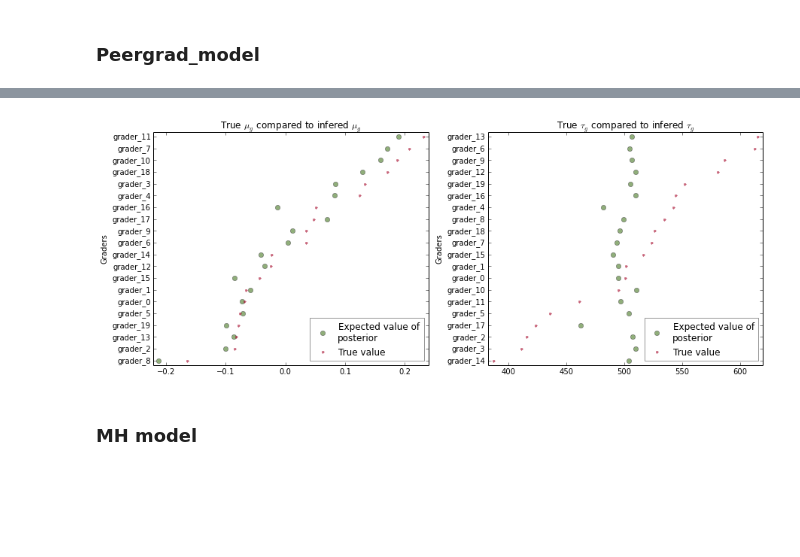
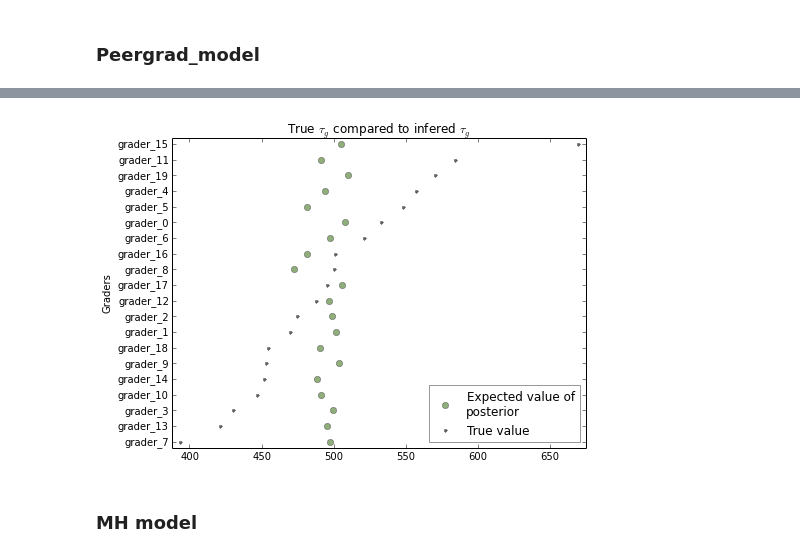
Before and after one commit to TomMalow/pymcmodels, a Jupyter notebook: Model iterations/Model Optimizing.ipynb, the cells around one changed output, grey strips where cells are left out. Cells and saved outputs as stored; diff of their text form; code cells hidden in the pictures; blank space fills up the shorter version.

```diff
--- a/Model iterations/Model Optimizing.ipynb
+++ b/Model iterations/Model Optimizing.ipynb
@@ -103,7 +112,7 @@ B_tau = pm.Gamma('B_tau_generator',50,0.1)
 handins_data = list()
 graders_data = list()
 
-for i in xrange(0,50):
+for i in xrange(0,20):
     g = grader('grader_%i' % i,B_mu.random(),B_tau.random())
     t_mu = random_limit(T_mu)
     h = handin('handin_%i' % i, g, t_mu, T_tau.random())
@@ -735,3 +726,12 @@ def compare_to_generated(assignment_data,mcmc_handins,find,func='mean',ax=None):
         plt.ylabel("Handins")
 # %% [markdown]
 ### Peergrad_model
+# %%
+with PdfPages(fig_store + "peergrade_compare_handin_mean.pdf") as pdf:
+    fig = plt.figure(figsize(7, 5))
+    ax = plt.subplot(1,1,1)
+    compare_to_generated(assignment_data_true,mcmc_peergrade,find_T,'mean',ax)
+    plt.margins(0.02)
+    plt.tight_layout()
+
+    pdf.savefig(fig,bbox_inches='tight')
@@ -738,15 +740,11 @@ def compare_to_generated(assignment_data,mcmc_handins,find,func='mean',ax=None):
 # %%
-with PdfPages(fig_store + "peergrade_compare_handin.pdf") as pdf:
-    fig = plt.figure(figsize(12.5, 5))
+with PdfPages(fig_store + "peergrade_compare_handin_precision.pdf") as pdf:
+    fig = plt.figure(figsize(7, 5))
 
-    ax = plt.subplot(1,2,1)
-    compare_to_generated(assignment_data_true,mcmc_peergrade,find_T,'mean',ax)
-    plt.margins(0.02)
-    plt.subplot(1,2,2)
+    ax = plt.subplot(1,1,1)
     compare_to_generated(assignment_data_true,mcmc_peergrade,find_T,'var')
     plt.margins(0.02)
     plt.tight_layout()
 
-
     pdf.savefig(fig,bbox_inches='tight')
 # %% [output]
@@ -753,0 +752,10 @@ with PdfPages(fig_store + "peergrade_compare_handin.pdf") as pdf:
+# %%
+with PdfPages(fig_store + "peergrade_compare_bias_mean.pdf") as pdf:
+    fig = plt.figure(figsize(7, 5))
+
+    ax = plt.subplot(1,1,1)
+    compare_to_generated(assignment_data_true,mcmc_peergrade,find_bias,'mean',ax)
+    plt.margins(0.02)
+    plt.tight_layout()
+
+    pdf.savefig(fig,bbox_inches='tight')
@@ -754,18 +764,15 @@ with PdfPages(fig_store + "peergrade_compare_handin.pdf") as pdf:
 # %%
-with PdfPages(fig_store + "peergrade_compare_bias.pdf") as pdf:
-    fig = plt.figure(figsize(12.5, 5))
+with PdfPages(fig_store + "peergrade_compare_bias_precision.pdf") as pdf:
+    fig = plt.figure(figsize(7, 5))
 
-    ax = plt.subplot(1,2,1)
-    compare_to_generated(assignment_data_true,mcmc_peergrade,find_bias,'mean',ax)
-    plt.margins(0.02)
-    plt.subplot(1,2,2)
+    ax = plt.subplot(1,1,1)
     compare_to_generated(assignment_data_true,mcmc_peergrade,find_bias,'var')
     plt.margins(0.02)
     plt.tight_layout()
 
     pdf.savefig(fig,bbox_inches='tight')
 # %% [output]
-[figure, old version]
+[figure, new version]
 # %% [markdown]
 ###  MH model
 # %%
```
Also changed, not shown: parts of 9 cells of this notebook, 8 other files.
